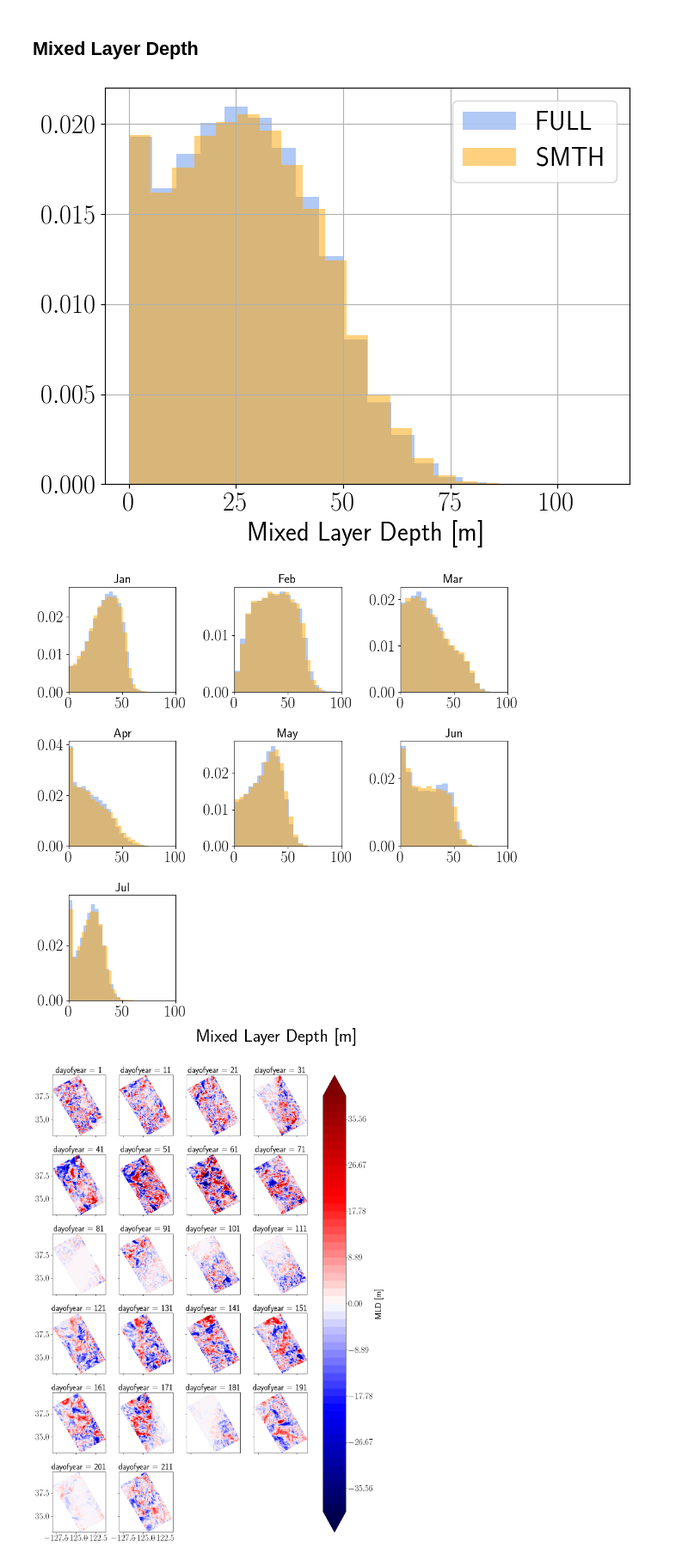
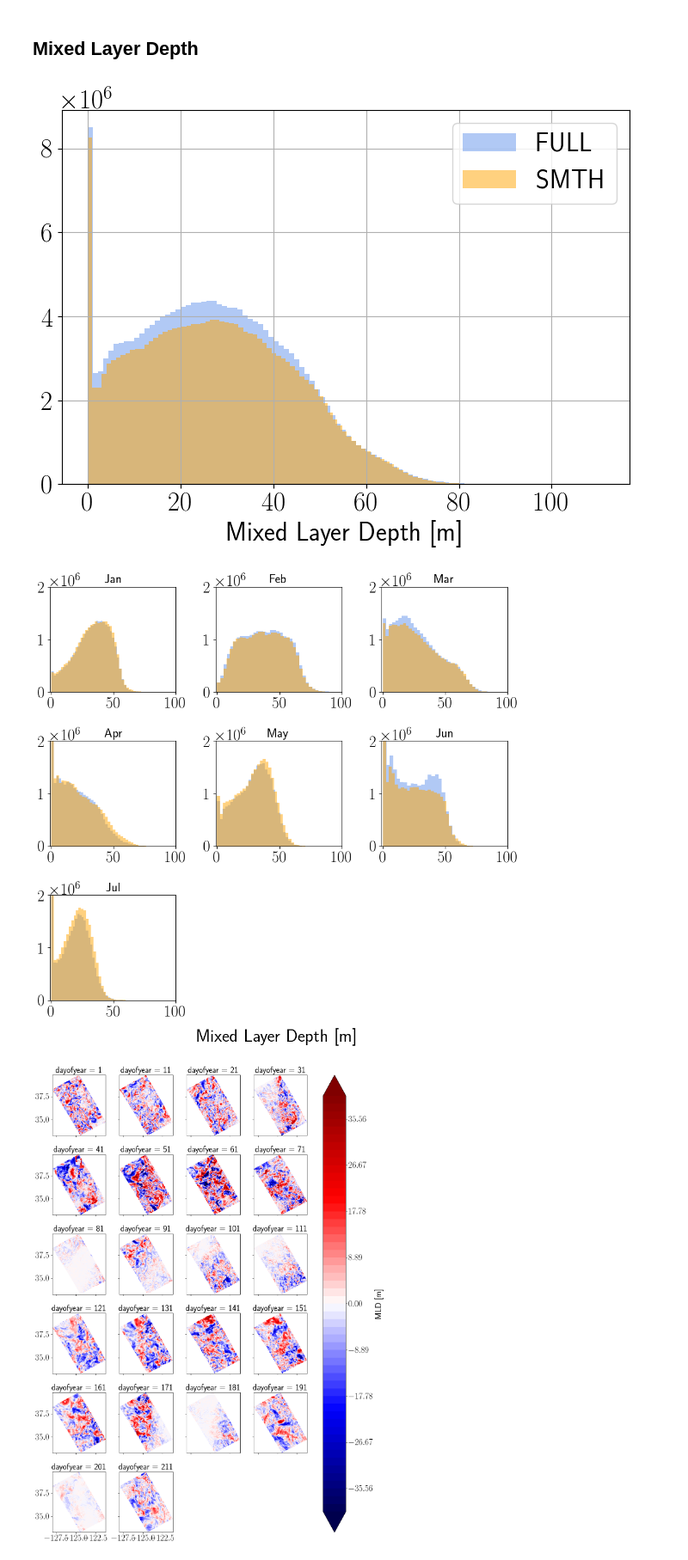
Before and after one commit to igoruchoa/FeedbackSubmeso, a Jupyter notebook: 2_CROCO/MLD+PBL.ipynb, the cells around one changed output. Shown at 86% size. Saved outputs shown, nothing was run; the diff lists cells and outputs as text; code cells hidden in the pictures.

```diff
--- a/2_CROCO/MLD+PBL.ipynb
+++ b/2_CROCO/MLD+PBL.ipynb
@@ -82,5 +82,7 @@ gc.collect()
 # %% [markdown]
 # Planetary Boundary Layer
+# %%
+dbool=False
 # %%
 pbl_f=varfw['PBLH'][:,20:-20,20:-100]
 pbl_t=vartw['PBLH'][:,20:-20,20:-100]
@@ -178,42 +176,46 @@ plt.savefig('/homes/metogra/iufarias/Documents/figures/2_CROCO/MLD+PBL/PBL_maps.
 # %% [markdown]
 ## Mixed Layer Depth
 # %%
-hbl_f=varf['hbl'][:,120:-120,120:800].groupby("time_counter.dayofyear").mean()
-hbl_t=vart['hbl'][:,120:-120,120:800].groupby("time_counter.dayofyear").mean()
+hbl_f=varf['hbl'][:,120:-120,120:800].groupby("time_counter.dayofyear").mean().compute()
+hbl_t=vart['hbl'][:,120:-120,120:800].groupby("time_counter.dayofyear").mean().compute()
 # %%
 plt.figure(figsize=(7.5,6))
-hbl_f.plot.hist(bins=20,color='cornflowerblue',alpha=0.5,density=True,label='FULL')
-hbl_t.plot.hist(bins=20,color='orange',alpha=0.5,density=True,label='SMTH')
+hbl_f.plot.hist(bins=100,color='cornflowerblue',alpha=0.5,density=dbool,label='FULL')
+hbl_t.plot.hist(bins=100,color='orange',alpha=0.5,density=dbool,label='SMTH')
 
 
 # hbl_f.mean(axis=0).plot.hist(bins=20,color='cornflowerblue',alpha=0.5,density=True,label='FULL')
 # hbl_t.mean(axis=0).plot.hist(bins=20,color='orange',alpha=0.5,density=True,label='SMTH')
 
 plt.legend()
 plt.xlabel('Mixed Layer Depth [m]')
 plt.grid()
 # plt.xlim(0,120)
 plt.tight_layout()
 plt.savefig('/homes/metogra/iufarias/Documents/figures/2_CROCO/MLD+PBL/histogram_MLD.png')
 # %% [output]
-[figure, old version]
+[figure, new version]
 # %%
 fig=plt.figure(figsize=(10,10))
 
 for im in np.arange(7):
     plt.subplot(3,3,im+1)
-    hbl_f[timer_croco_d.month==im+1].plot.hist(bins=20,color='cornflowerblue',alpha=0.5,density=True,label='FULL')
-    hbl_t[timer_croco_d.month==im+1].plot.hist(bins=20,color='orange',alpha=0.5,density=True,label='SMTH')
+    hbl_f[timer_croco_d.month==im+1].plot.hist(bins=40,color='cornflowerblue',alpha=0.5,density=dbool,label='FULL')
+    hbl_t[timer_croco_d.month==im+1].plot.hist(bins=40,color='orange',alpha=0.5,density=dbool,label='SMTH')
     plt.xlabel('')
     plt.ylabel('')
     plt.title(tim_str[im],fontweight='normal',fontsize=18)
-    plt.xlim(0,100)
+    plt.xlim(-1,100)
+    plt.ylim(0,2e6)
+    plt.xticks([0,50,100])
+
+
 fig.supxlabel('Mixed Layer Depth [m]',fontsize=25,y=0.05)
 
 plt.tight_layout()
 plt.savefig('/homes/metogra/iufarias/Documents/figures/2_CROCO/MLD+PBL/histogram_MLD_monthly.png')
 # %% [output]
-[figure, old version]
+[figure, new version]
 # %%
 cb=(hbl_f-hbl_t)[::10].plot(y='nav_lat_rho',x='nav_lon_rho',col='dayofyear',col_wrap=4,
                             levels=np.linspace(-40,40,55),cmap='seismic',cbar_kwargs={"label": "MLD [m]"})
```
Also changed, not shown: parts of 10 cells of this notebook, 1 other file.
